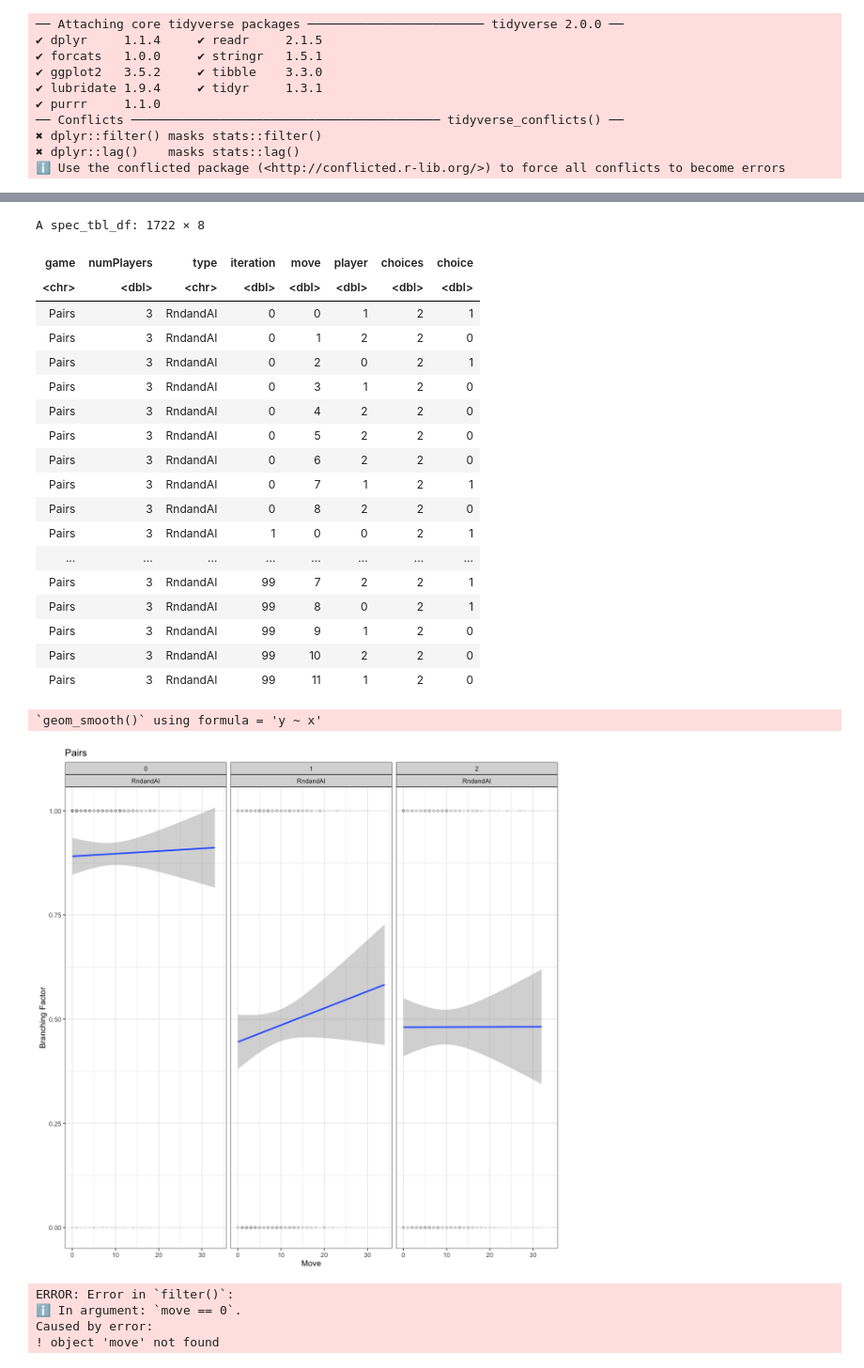
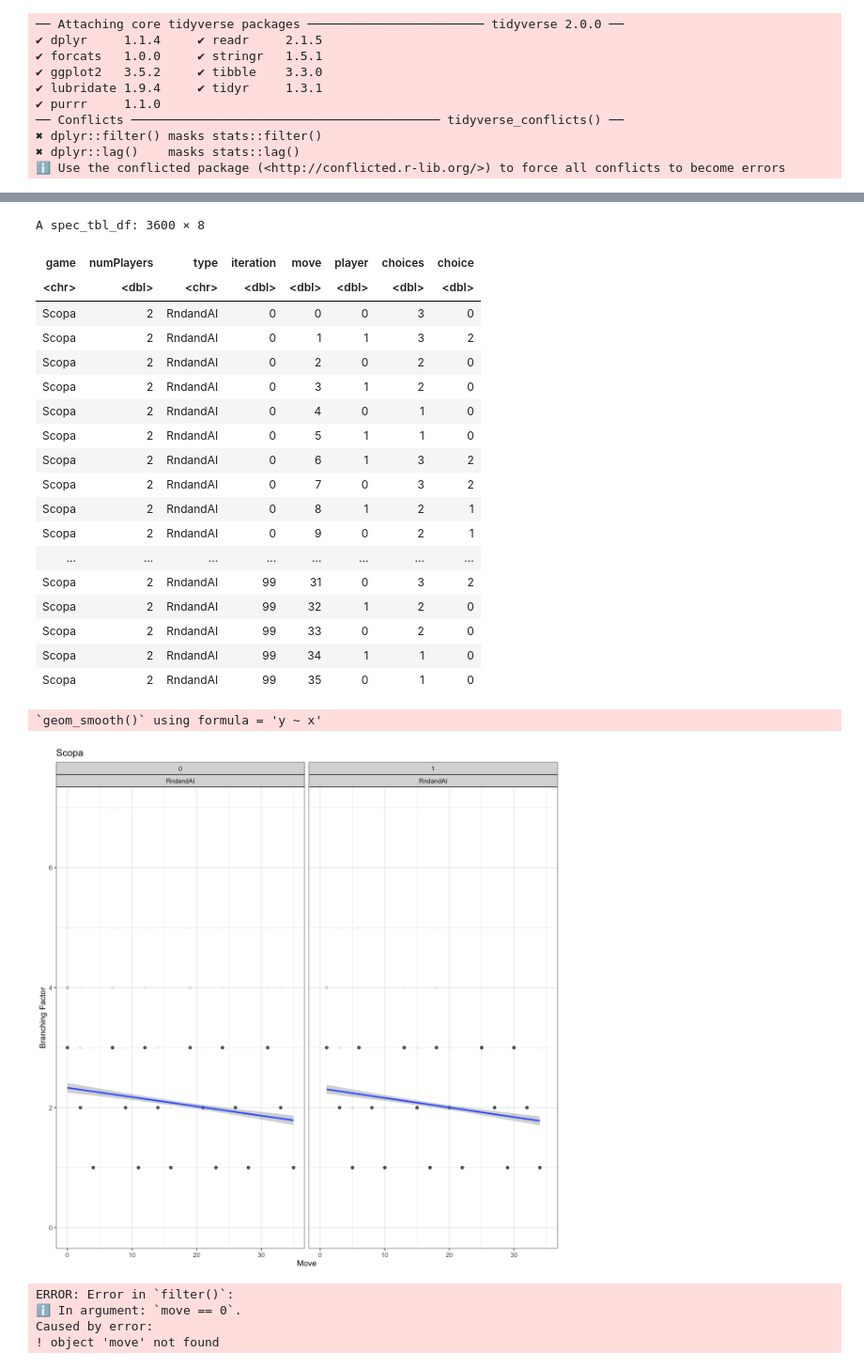
Before and after one commit to mgoadric/cardstock, a Jupyter notebook: Analysis/Analysis With R.ipynb, the cells around one changed output, grey strips where cells are left out. Shown at 94% size. Cells and saved outputs as stored; diff of their text form; code cells hidden in the pictures.

```diff
--- a/Analysis/Analysis With R.ipynb
+++ b/Analysis/Analysis With R.ipynb
@@ -18,5 +18,5 @@ fig <- function(width, height){
 fig(10, 10)
 theme_set(theme(text=element_text(size=24)))
 # %%
-gops = read_csv("../CardStock/output/Pairs/3/RndandAI-choicestats.txt")
+scopa = read_csv("../CardStock/output/Scopa/2/RndandAI-choicestats.txt")
 # %% [output]
@@ -29,39 +29,39 @@ dbl (6): numPlayers, iteration, move, player, choices, choice
 ℹ Use `spec()` to retrieve the full column specification for this data.
 ℹ Specify the column types or set `show_col_types = FALSE` to quiet this message.
 # %%
-gops
+scopa
 # %% [output]
-A spec_tbl_df: 1722 × 8
+A spec_tbl_df: 3600 × 8
 | game | numPlayers | type | iteration | move | player | choices | choice |
 | <chr> | <dbl> | <chr> | <dbl> | <dbl> | <dbl> | <dbl> | <dbl> |
-| Pairs | 3 | RndandAI | 0 | 0 | 1 | 2 | 1 |
-| Pairs | 3 | RndandAI | 0 | 1 | 2 | 2 | 0 |
-| Pairs | 3 | RndandAI | 0 | 2 | 0 | 2 | 1 |
-| Pairs | 3 | RndandAI | 0 | 3 | 1 | 2 | 0 |
-| Pairs | 3 | RndandAI | 0 | 4 | 2 | 2 | 0 |
-| Pairs | 3 | RndandAI | 0 | 5 | 2 | 2 | 0 |
-| Pairs | 3 | RndandAI | 0 | 6 | 2 | 2 | 0 |
-| Pairs | 3 | RndandAI | 0 | 7 | 1 | 2 | 1 |
-| Pairs | 3 | RndandAI | 0 | 8 | 2 | 2 | 0 |
-| Pairs | 3 | RndandAI | 1 | 0 | 0 | 2 | 1 |
+| Scopa | 2 | RndandAI | 0 | 0 | 0 | 3 | 0 |
+| Scopa | 2 | RndandAI | 0 | 1 | 1 | 3 | 2 |
+| Scopa | 2 | RndandAI | 0 | 2 | 0 | 2 | 0 |
+| Scopa | 2 | RndandAI | 0 | 3 | 1 | 2 | 0 |
+| Scopa | 2 | RndandAI | 0 | 4 | 0 | 1 | 0 |
+| Scopa | 2 | RndandAI | 0 | 5 | 1 | 1 | 0 |
+| Scopa | 2 | RndandAI | 0 | 6 | 1 | 3 | 2 |
+| Scopa | 2 | RndandAI | 0 | 7 | 0 | 3 | 2 |
+| Scopa | 2 | RndandAI | 0 | 8 | 1 | 2 | 1 |
+| Scopa | 2 | RndandAI | 0 | 9 | 0 | 2 | 1 |
 | ... | ... | ... | ... | ... | ... | ... | ... |
-| Pairs | 3 | RndandAI | 99 | 7 | 2 | 2 | 1 |
-| Pairs | 3 | RndandAI | 99 | 8 | 0 | 2 | 1 |
-| Pairs | 3 | RndandAI | 99 | 9 | 1 | 2 | 0 |
-| Pairs | 3 | RndandAI | 99 | 10 | 2 | 2 | 0 |
-| Pairs | 3 | RndandAI | 99 | 11 | 1 | 2 | 0 |
+| Scopa | 2 | RndandAI | 99 | 31 | 0 | 3 | 2 |
+| Scopa | 2 | RndandAI | 99 | 32 | 1 | 2 | 0 |
+| Scopa | 2 | RndandAI | 99 | 33 | 0 | 2 | 0 |
+| Scopa | 2 | RndandAI | 99 | 34 | 1 | 1 | 0 |
+| Scopa | 2 | RndandAI | 99 | 35 | 0 | 1 | 0 |
 # %%
-game = "Pairs"
-gops %>% ggplot(aes(x=move, y=choice)) +
+game = "Scopa"
+scopa %>% ggplot(aes(x=move, y=choices)) +
 geom_point(alpha= 0.01) +
 geom_smooth(method="lm") +
 facet_wrap(vars(player, type), ncol = 3) +
 theme_bw() +
 aes(ymin=0) +
 labs(x='Move', y='Branching Factor', title=game)
 # %% [output]
 `geom_smooth()` using formula = 'y ~ x'
-[figure, old version]
+[figure, new version]
 # %%
 game = "GOPS"
 gops %>% filter(move==0) %>% filter(player==0) %>% ggplot(aes(x=choice)) +
```
Also changed, not shown: parts of 6 cells of this notebook, 7 other files.
